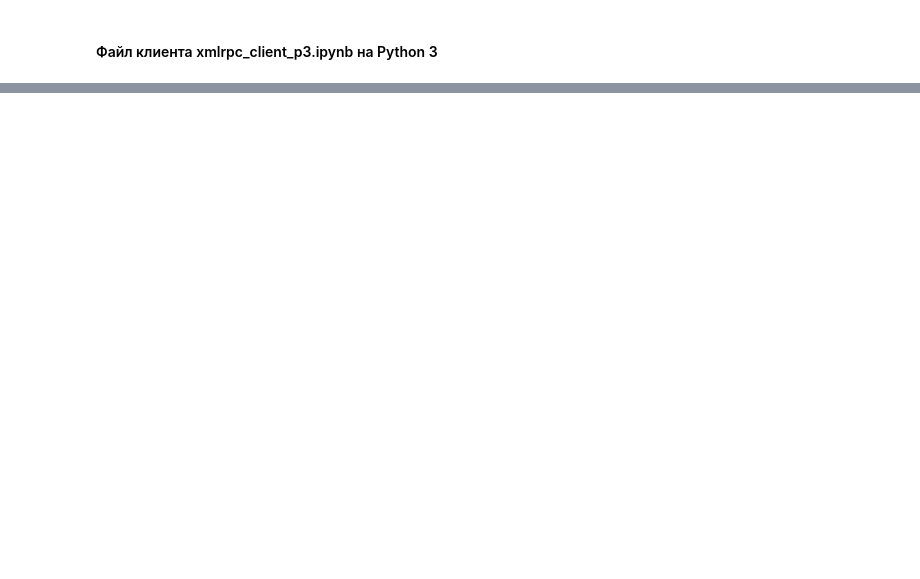
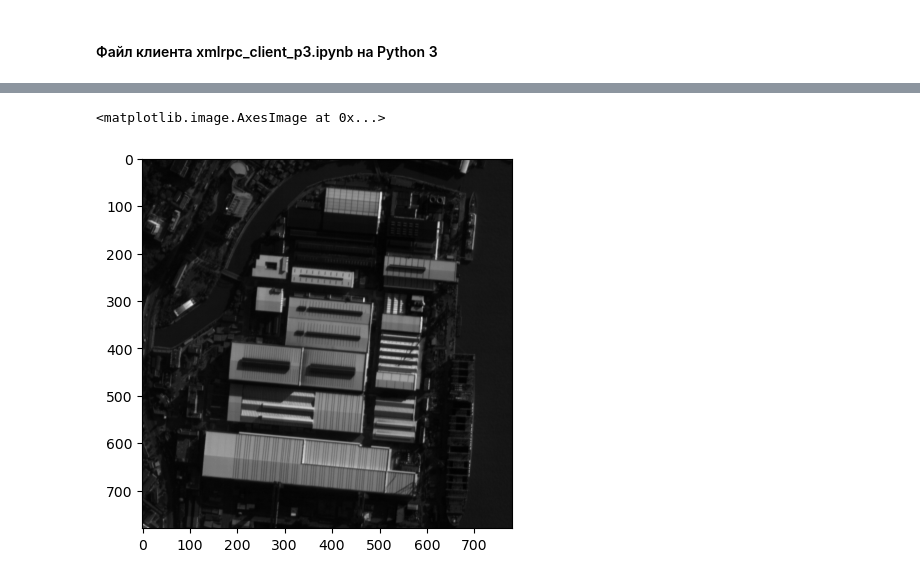
Before and after one commit to p6p62/DIPS-rsreu-labs, a Jupyter notebook: xmlrpc_client_p3.ipynb, the cells around one changed output, grey strips where cells are left out. Cells and saved outputs as stored; diff of their text form; code cells hidden in the pictures; blank space fills up the shorter version.

```diff
--- a/xmlrpc_client_p3.ipynb
+++ b/xmlrpc_client_p3.ipynb
@@ -31,0 +83,7 @@ Pow 2^3:  8
+# %%
+# исходное монохромное
+img_arr_black = array(img_black)
+imshow(img_arr_black, cmap='gray')
+# %% [output]
+<matplotlib.image.AxesImage at 0x...>
+[figure, added]
```
Also changed, not shown: parts of 12 cells of this notebook, 6 other files.
